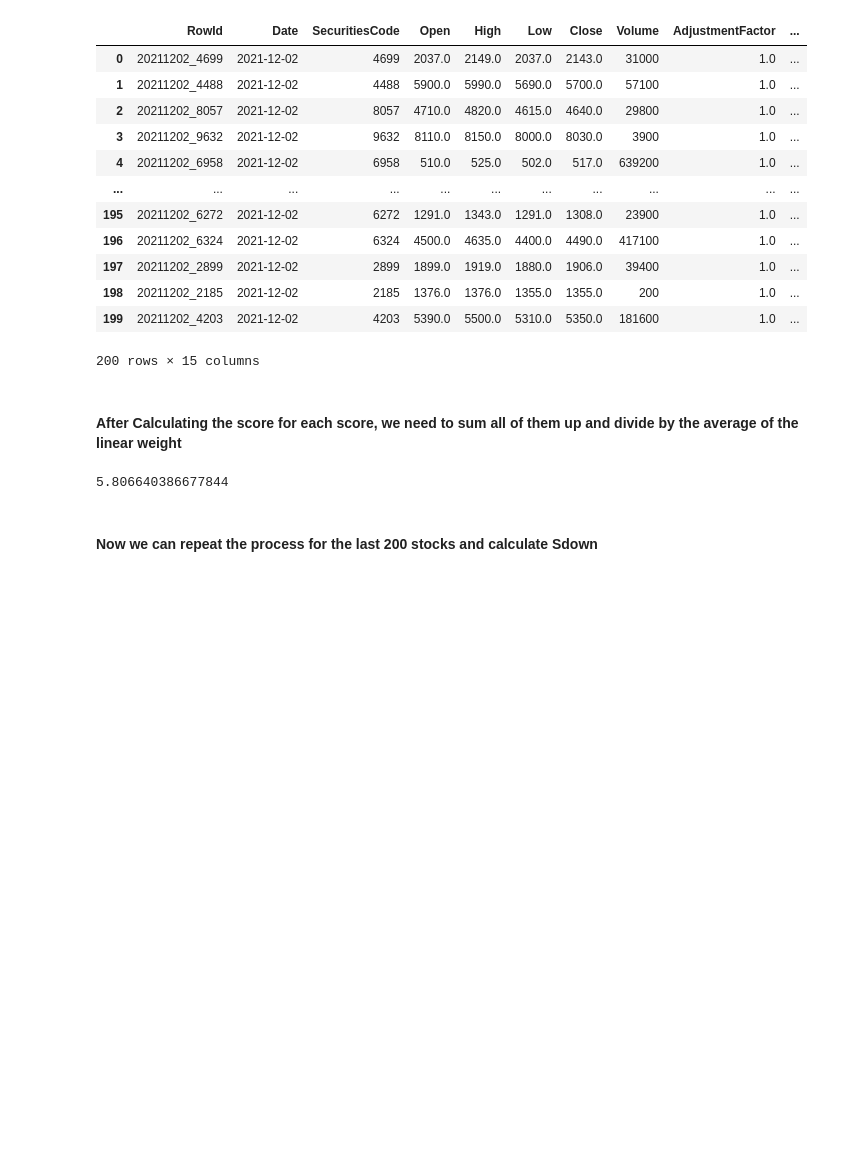
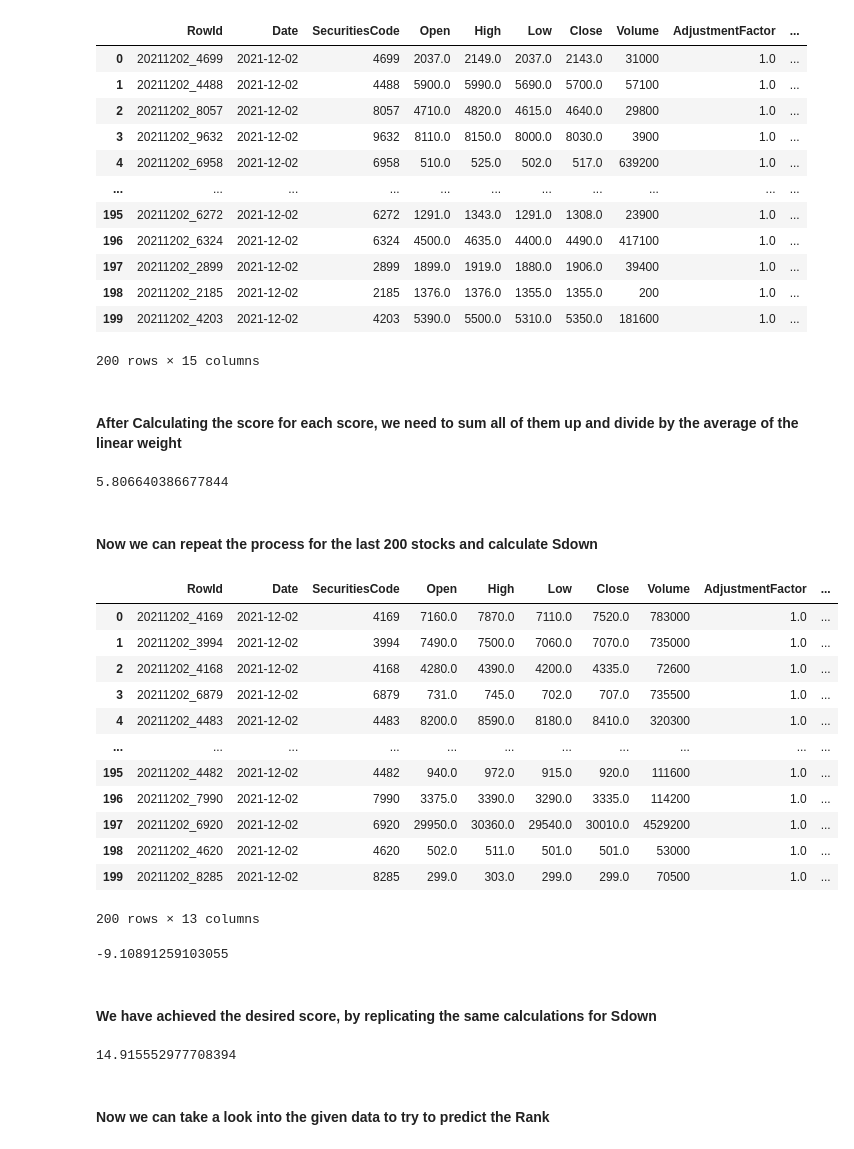
Before and after one commit to Transurgeon/Financial-Market-Analysis, a Jupyter notebook: Understanding.ipynb, the cells around one changed output. Cells and saved outputs as stored; diff of their text form; code cells hidden in the pictures; blank space fills up the shorter version.

Commit message:
adding Sdown

```diff
--- a/Understanding.ipynb
+++ b/Understanding.ipynb
@@ -222,3 +222,37 @@ Sup
 5.806640386677844
 # %% [markdown]
 #### Now we can repeat the process for the last 200 stocks and calculate Sdown
+# %%
+tmp2_bot200 = tmp2.iloc[-200:,:]
+tmp2_bot200 = tmp2_bot200.sort_values("rank",ascending = False).reset_index(drop=True)
+tmp2_bot200
+# %% [output]
+|  | RowId | Date | SecuritiesCode | Open | High | Low | Close | Volume | AdjustmentFactor | ... |
+| 0 | 20211202_4169 | 2021-12-02 | 4169 | 7160.0 | 7870.0 | 7110.0 | 7520.0 | 783000 | 1.0 | ... |
+| 1 | 20211202_3994 | 2021-12-02 | 3994 | 7490.0 | 7500.0 | 7060.0 | 7070.0 | 735000 | 1.0 | ... |
+| 2 | 20211202_4168 | 2021-12-02 | 4168 | 4280.0 | 4390.0 | 4200.0 | 4335.0 | 72600 | 1.0 | ... |
+| 3 | 20211202_6879 | 2021-12-02 | 6879 | 731.0 | 745.0 | 702.0 | 707.0 | 735500 | 1.0 | ... |
+| 4 | 20211202_4483 | 2021-12-02 | 4483 | 8200.0 | 8590.0 | 8180.0 | 8410.0 | 320300 | 1.0 | ... |
+| ... | ... | ... | ... | ... | ... | ... | ... | ... | ... | ... |
+| 195 | 20211202_4482 | 2021-12-02 | 4482 | 940.0 | 972.0 | 915.0 | 920.0 | 111600 | 1.0 | ... |
+| 196 | 20211202_7990 | 2021-12-02 | 7990 | 3375.0 | 3390.0 | 3290.0 | 3335.0 | 114200 | 1.0 | ... |
+| 197 | 20211202_6920 | 2021-12-02 | 6920 | 29950.0 | 30360.0 | 29540.0 | 30010.0 | 4529200 | 1.0 | ... |
+| 198 | 20211202_4620 | 2021-12-02 | 4620 | 502.0 | 511.0 | 501.0 | 501.0 | 53000 | 1.0 | ... |
+| 199 | 20211202_8285 | 2021-12-02 | 8285 | 299.0 | 303.0 | 299.0 | 299.0 | 70500 | 1.0 | ... |
+200 rows × 13 columns
+# %%
+tmp2_bot200["weights"] = weights
+tmp2_bot200["score"] = tmp2_bot200["Target"] * tmp2_bot200["weights"]
+Sdown = tmp2_bot200["score"].sum()/np.mean(weights)
+Sdown
+# %% [output]
+-9.10891259103055
+# %% [markdown]
+#### We have achieved the desired score, by replicating the same calculations for Sdown
+# %%
+spread_return = Sup - Sdown
+print(spread_return)
+# %% [output]
+14.915552977708394
+# %% [markdown]
+#### Now we can take a look into the given data to try to predict the Rank
```
Also changed, not shown: 1 other file.
